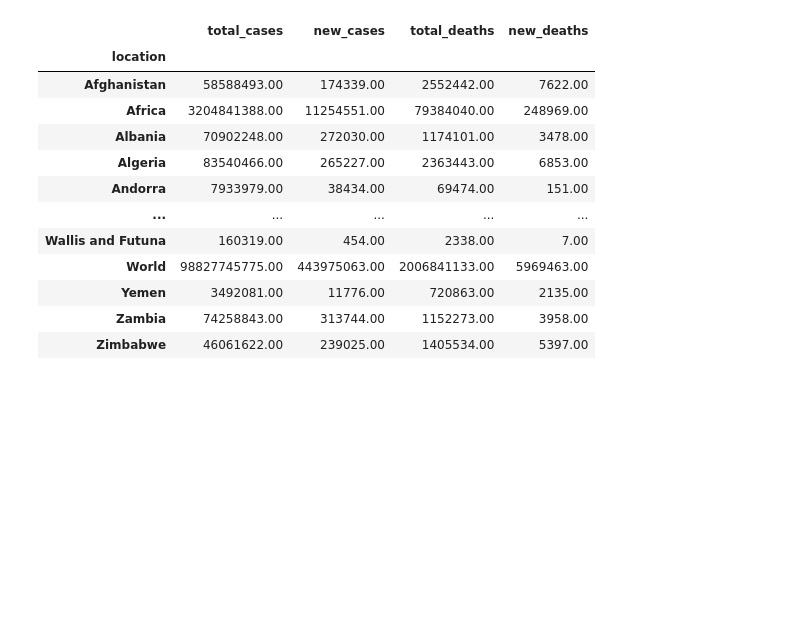
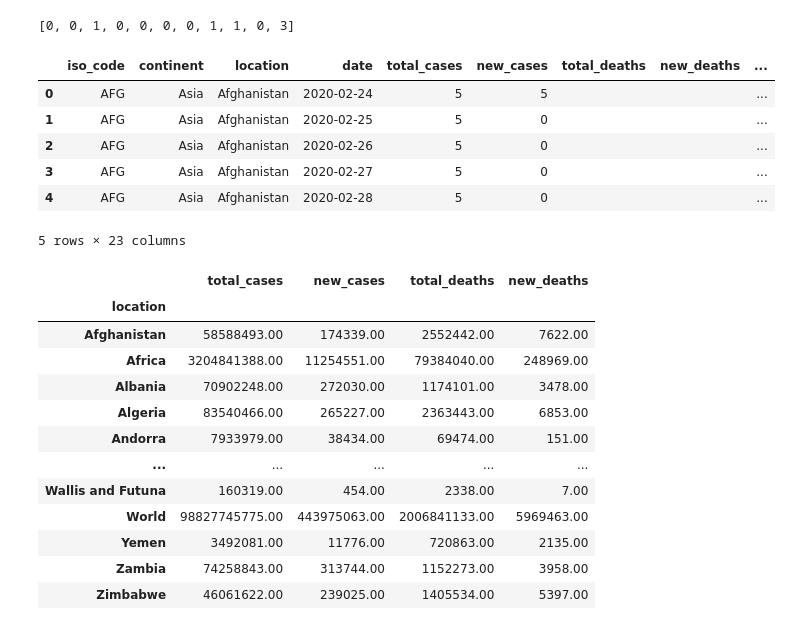
Before and after one commit to AnnetteHeredia/Covid-19-Data, a Jupyter notebook: world_chart.ipynb, the cells around one changed output. Cells and saved outputs as stored; diff of their text form; code cells hidden in the pictures; blank space fills up the shorter version.

```diff
--- a/world_chart.ipynb
+++ b/world_chart.ipynb
@@ -19,0 +224,8 @@ engine = create_engine(f"sqlite:///{database_path}")
+# %%
+#new country deaths by day
+country_newdeaths_query = engine.execute(f"SELECT new_deaths FROM world_data WHERE location = '{country_select}' AND date BETWEEN '{date_start}' AND '{date_end}'").fetchall()
+for country in country_newdeaths_query:
+    country_new_death.append(country[0])
+country_new_death
+# %% [output]
+[0, 0, 1, 0, 0, 0, 0, 1, 1, 0, 3]
@@ -20,8 +255,18 @@ engine = create_engine(f"sqlite:///{database_path}")
 # %%
 # Query All Records in the the Database
-data = engine.execute("SELECT * FROM icecreamstore")
+# data = pd.read_sql("SELECT * FROM world_data", conn)
+# data.head()
 
-for i in data:
-    print(i)
+# data['continent\n'].unique()
+# continents = pd.read_sql("SELECT continent\n FROM world_data", conn)
+# continents
+# %% [output]
+|  | iso_code | continent | location | date | total_cases | new_cases | total_deaths | new_deaths | ... |
+| 0 | AFG | Asia | Afghanistan | 2020-02-24 | 5 | 5 |  |  | ... |
+| 1 | AFG | Asia | Afghanistan | 2020-02-25 | 5 | 0 |  |  | ... |
+| 2 | AFG | Asia | Afghanistan | 2020-02-26 | 5 | 0 |  |  | ... |
+| 3 | AFG | Asia | Afghanistan | 2020-02-27 | 5 | 0 |  |  | ... |
+| 4 | AFG | Asia | Afghanistan | 2020-02-28 | 5 | 0 |  |  | ... |
+5 rows × 23 columns
 # %%
 #Remove scientific notation
```
Also changed, not shown: parts of 21 cells of this notebook.
